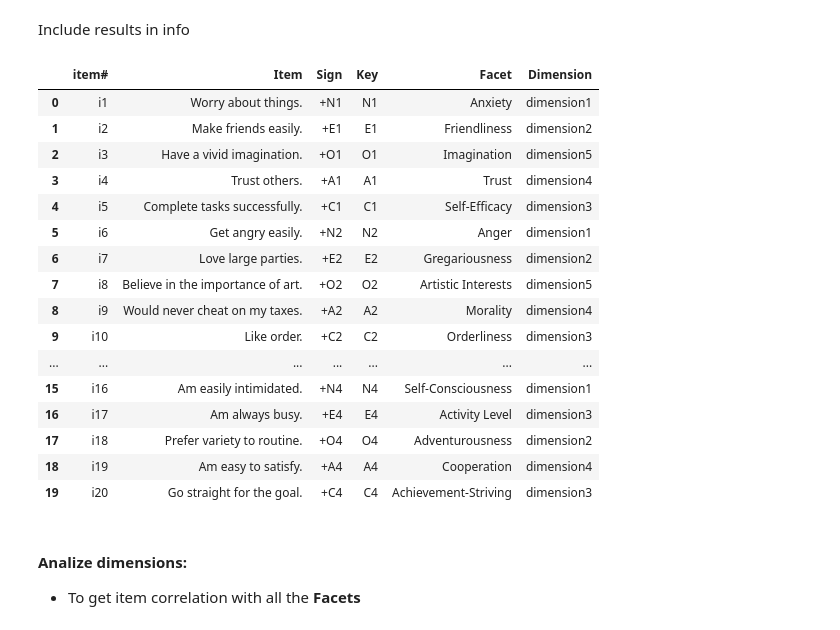
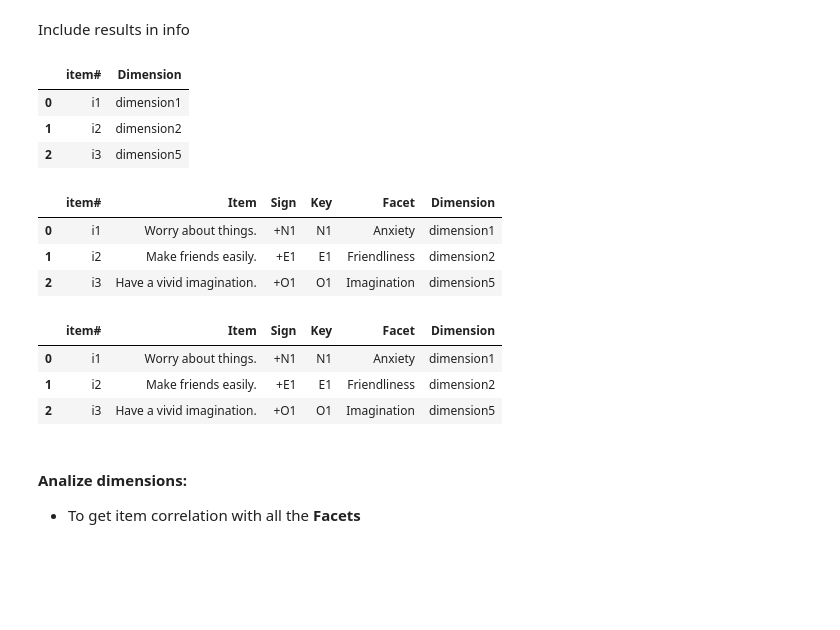
Before and after one commit to AnaSenso/DM0320-final-project, a Jupyter notebook: Factor Analysis - Test - Dimension.ipynb, the cells around one changed output. Cells and saved outputs as stored; diff of their text form; code cells hidden in the pictures; blank space fills up the shorter version.

```diff
--- a/Item - Factor Analysis.ipynb
+++ b/Factor Analysis - Test - Dimension.ipynb
@@ -131,34 +127,40 @@ fat.head(3)
 # %% [markdown]
 Include results in info
 # %%
-def add_info(info_df, df, name):
+def item_corr(df, name):
     lis = drop_nn(df).idxmax(axis=1)
     datf = pd.DataFrame()
     datf['item#'] = df['item#'].to_numpy()
     datf[name] = lis
-    tot = info_df.join(datf.set_index('item#'), on='item#')
-    return tot
+    return datf
+# %%
+dim_info = item_corr(fat, 'Dimension')
+dim_info.head(3)
+# %% [output]
+|  | item# | Dimension |
+| 0 | i1 | dimension1 |
+| 1 | i2 | dimension2 |
+| 2 | i3 | dimension5 |
+# %%
+def add_info(info_df, df):
+    tot = info_df.join(df.set_index('item#'), on='item#')
+    return tot
+# %%
+infoD = add_info(info, dim_info)
+infoD.head(3)
+# %% [output]
+|  | item# | Item | Sign | Key | Facet | Dimension |
+| 0 | i1 | Worry about things. | +N1 | N1 | Anxiety | dimension1 |
+| 1 | i2 | Make friends easily. | +E1 | E1 | Friendliness | dimension2 |
+| 2 | i3 | Have a vivid imagination. | +O1 | O1 | Imagination | dimension5 |
 # %%
-infoD = add_info(info,fat, 'Dimension')
-inf.head(20)
+infoD = add_info(info, fat, 'Dimension')
+infoD.head(3)
 # %% [output]
 |  | item# | Item | Sign | Key | Facet | Dimension |
 | 0 | i1 | Worry about things. | +N1 | N1 | Anxiety | dimension1 |
 | 1 | i2 | Make friends easily. | +E1 | E1 | Friendliness | dimension2 |
 | 2 | i3 | Have a vivid imagination. | +O1 | O1 | Imagination | dimension5 |
-| 3 | i4 | Trust others. | +A1 | A1 | Trust | dimension4 |
-| 4 | i5 | Complete tasks successfully. | +C1 | C1 | Self-Efficacy | dimension3 |
-| 5 | i6 | Get angry easily. | +N2 | N2 | Anger | dimension1 |
-| 6 | i7 | Love large parties. | +E2 | E2 | Gregariousness | dimension2 |
-| 7 | i8 | Believe in the importance of art. | +O2 | O2 | Artistic Interests | dimension5 |
-| 8 | i9 | Would never cheat on my taxes. | +A2 | A2 | Morality | dimension4 |
-| 9 | i10 | Like order. | +C2 | C2 | Orderliness | dimension3 |
-| ... | ... | ... | ... | ... | ... | ... |
-| 15 | i16 | Am easily intimidated. | +N4 | N4 | Self-Consciousness | dimension1 |
-| 16 | i17 | Am always busy. | +E4 | E4 | Activity Level | dimension3 |
-| 17 | i18 | Prefer variety to routine. | +O4 | O4 | Adventurousness | dimension2 |
-| 18 | i19 | Am easy to satisfy. | +A4 | A4 | Cooperation | dimension4 |
-| 19 | i20 | Go straight for the goal. | +C4 | C4 | Achievement-Striving | dimension3 |
 # %% [markdown]
 #### Analize dimensions:
 - To get item correlation with all the **Facets**
```
Also changed, not shown: parts of 6 cells of this notebook, 1 other file.
